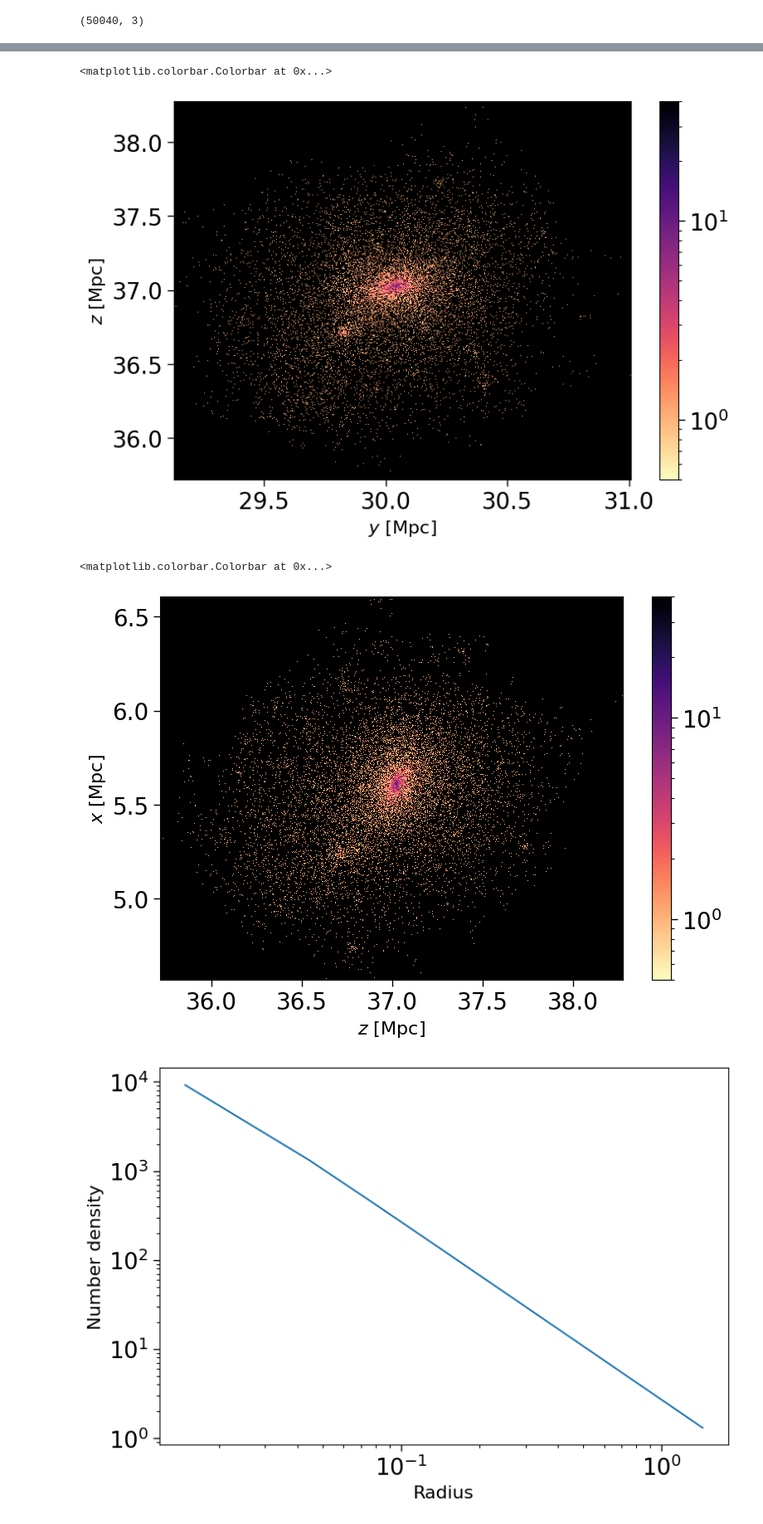
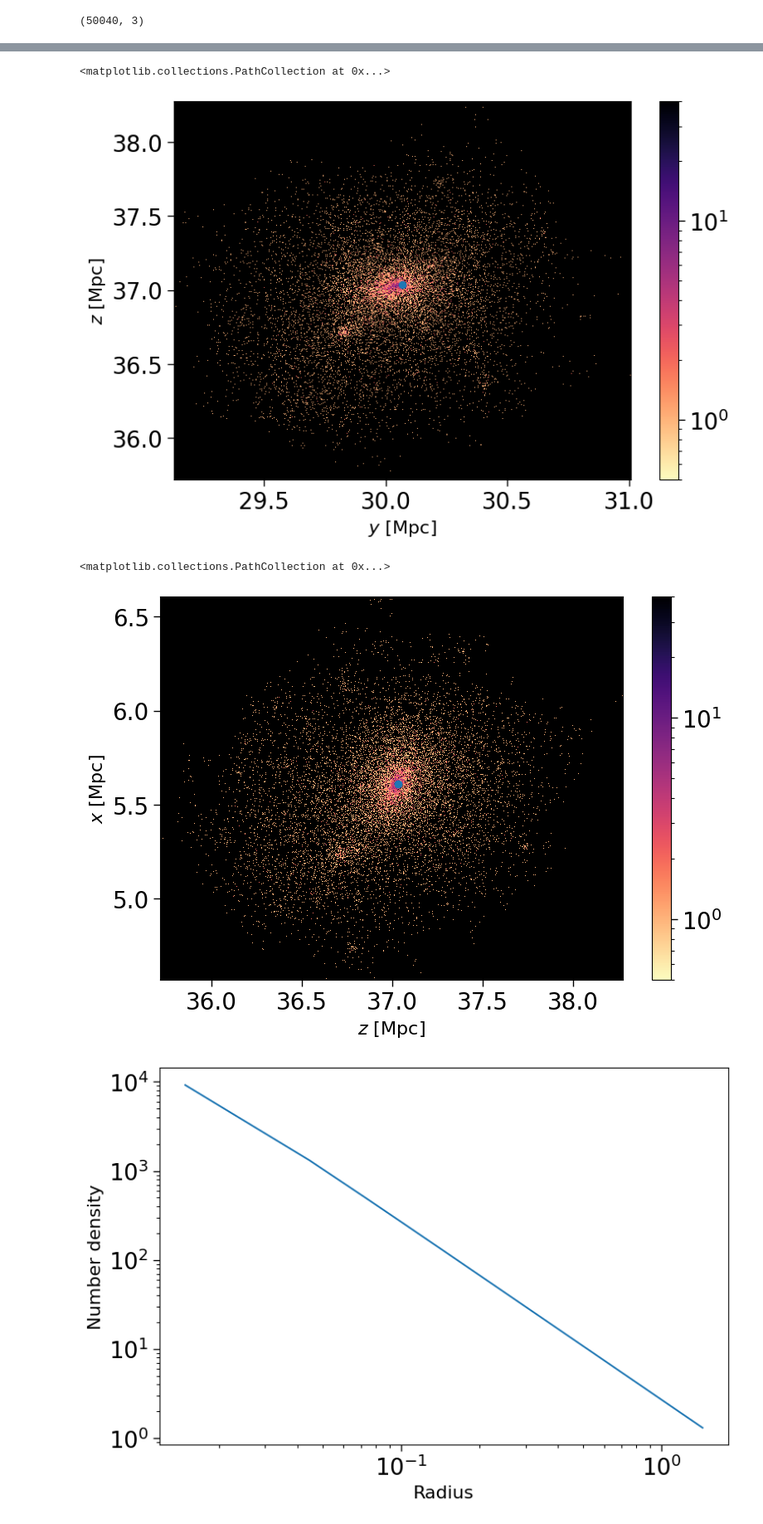
Before and after one commit to malinadesai/astroII_numproj, a Jupyter notebook: fof.ipynb, the cells around one changed output, grey strips where cells are left out. Shown at 83% size. Saved outputs shown, nothing was run; the diff lists cells and outputs as text; code cells hidden in the pictures.

```diff
--- a/fof.ipynb
+++ b/fof.ipynb
@@ -252,19 +252,21 @@ plt.hist2d(y3, z3, bins = 1000,  norm=mpl.colors.LogNorm(vmin=0.5, vmax=40), cma
 ax.set_xlabel('$y$ [Mpc]')
 ax.set_ylabel('$z$ [Mpc]')
 plt.colorbar()
+plt.scatter(y3[25345], z3[26000])
 # %% [output]
-<matplotlib.colorbar.Colorbar at 0x...>
+<matplotlib.collections.PathCollection at 0x...>
 [figure]
 # %%
 fig, ax = plt.subplots(nrows=1, ncols=1)
 ax.set_facecolor('k')
 plt.hist2d(z3, x3, bins = 1000,  norm=mpl.colors.LogNorm(vmin=0.5, vmax=40), cmap = 'magma_r')
 ax.set_xlabel('$z$ [Mpc]')
 ax.set_ylabel('$x$ [Mpc]')
 plt.colorbar()
+plt.scatter(z3[26000], x3[26000])
 # %% [output]
-<matplotlib.colorbar.Colorbar at 0x...>
+<matplotlib.collections.PathCollection at 0x...>
-[figure, old version]
+[figure, new version]
 # %%
 sample1 = Pos3
 center = Pos3[26000]
```
Also changed, not shown: parts of 7 cells of this notebook.
